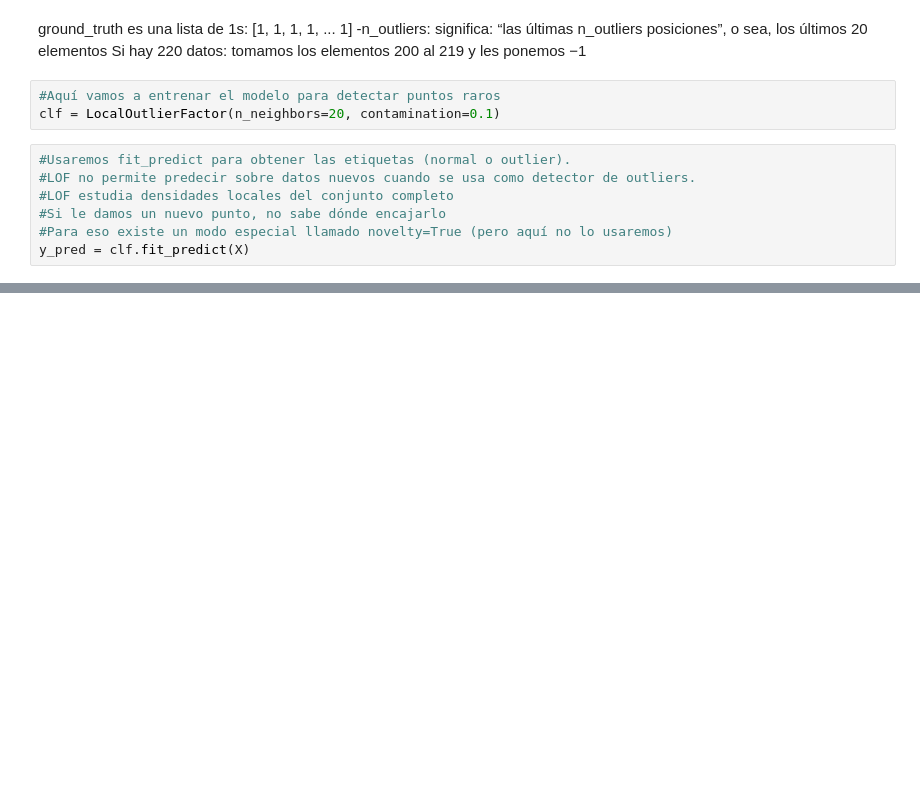
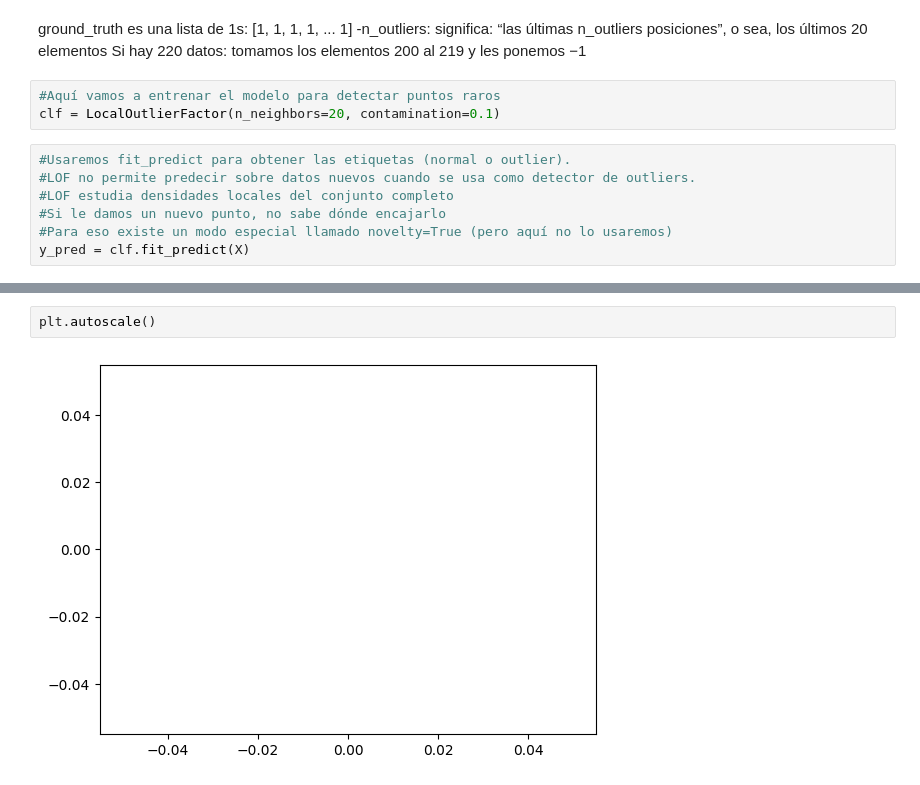
Before and after one commit to cherrerav030895-glitch/Evaluaci-n_formativa_2, a Jupyter notebook: Outliers.ipynb, the cells around one changed output, grey strips where cells are left out. Saved outputs shown, nothing was run; the diff lists cells and outputs as text; blank space fills up the shorter version.

```diff
--- a/Outliers.ipynb
+++ b/Outliers.ipynb
@@ -128,0 +183,4 @@ y_pred = clf.fit_predict(X)
+# %%
+plt.autoscale()
+# %% [output]
+[figure, added]
```
Also changed, not shown: parts of 19 cells of this notebook, 1 other file.
